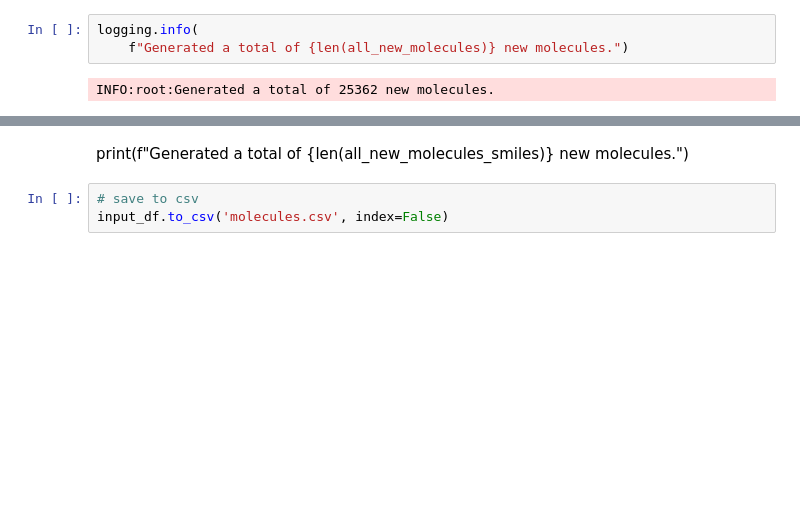
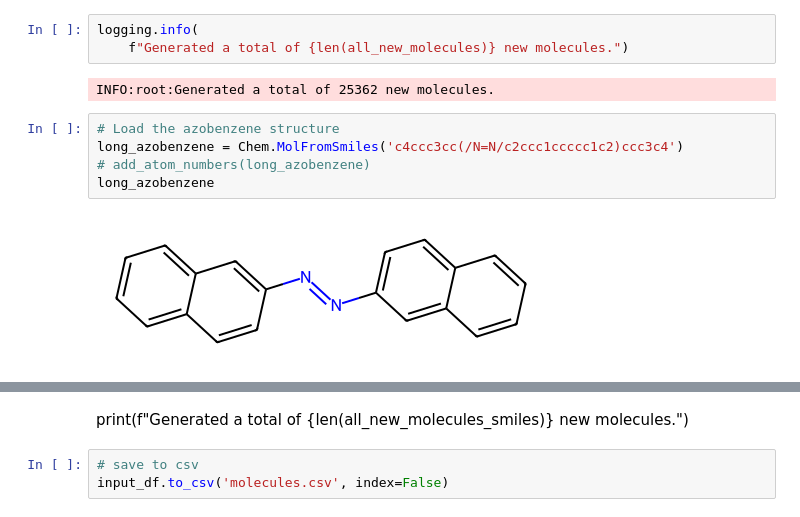
Before and after one commit to BerlinObel/xTB, a Jupyter notebook: generate_azobenzenes.ipynb, the cells around one changed output, grey strips where cells are left out. Saved outputs shown, nothing was run; the diff lists cells and outputs as text; blank space fills up the shorter version.

```diff
--- a/generate_azobenzenes.ipynb
+++ b/generate_azobenzenes.ipynb
@@ -407,3 +413,10 @@ logging.info(
     f"Generated a total of {len(all_new_molecules)} new molecules.")
 # %% [output]
 INFO:root:Generated a total of 25362 new molecules.
+# %%
+# Load the azobenzene structure
+long_azobenzene = Chem.MolFromSmiles('c4ccc3cc(/N=N/c2ccc1ccccc1c2)ccc3c4')
+# add_atom_numbers(long_azobenzene)
+long_azobenzene
+# %% [output]
+[figure, added]
```
Also changed, not shown: parts of 16 cells of this notebook, 8 other files.
